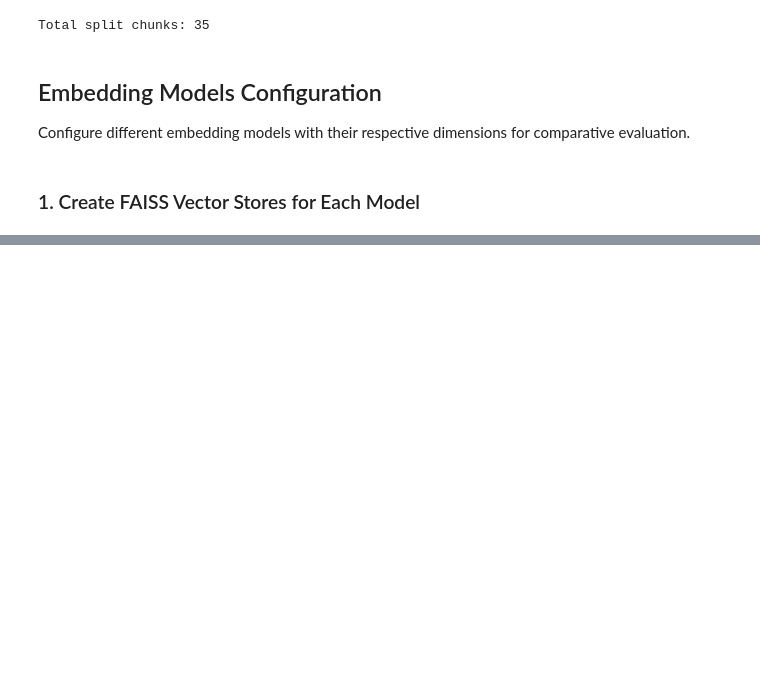
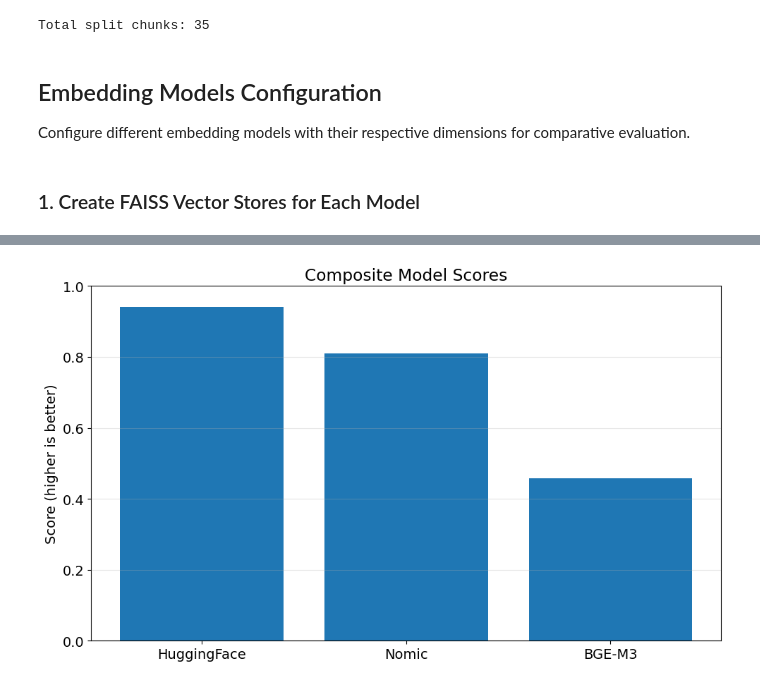
Before and after one commit to Venkata-Thrivedi-WILP/RAG_BOT, a Jupyter notebook: Embedding/EmbdCompare copy.ipynb, the cells around one changed output, grey strips where cells are left out. Cells and saved outputs as stored; diff of their text form; code cells hidden in the pictures; blank space fills up the shorter version.

```diff
--- a/Embedding/EmbdCompare copy.ipynb
+++ b/Embedding/EmbdCompare copy.ipynb
@@ -155,0 +500,69 @@ Creating vector store for Llama 3.2...
+# %%
+def recommend_best_model(embedding_times, query_times, ndcg_scores, dimensions):
+    """Recommend the best model based on combined metrics"""
+    models = list(embedding_times.keys())
+
+    # Normalize metrics (lower is better for times, higher is better for NDCG)
+    max_embed_time = max(embedding_times.values())
+    max_query_time = max([np.mean(query_times[model]) for model in models])
+
+    norm_embed_times = {model: 1 - (embedding_times[model] / max_embed_time) for model in models}
+    norm_query_times = {model: 1 - (np.mean(query_times[model]) / max_query_time) for model in models}
+    norm_ndcg = {model: np.mean(ndcg_scores[model]) for model in models}
+
+    # Calculate composite score (equal weights for simplicity, adjust as needed)
+    weights = {
+        'embedding_time': 0.2,  # Less important for one-time operations
+        'query_time': 0.3,      # Important for user experience
+        'ndcg': 0.5            # Most important for retrieval quality
+    }
+
+    composite_scores = {}
+    for model in models:
+        score = (
+            weights['embedding_time'] * norm_embed_times[model] +
+            weights['query_time'] * norm_query_times[model] +
+            weights['ndcg'] * norm_ndcg[model]
+        )
+        composite_scores[model] = score
+
+    # Find best model
+    best_model = max(composite_scores, key=composite_scores.get)
+
+    # Create recommendation text
+    recommendation = f"""
+    ## Model Recommendation
+
+    Based on the evaluation metrics, the recommended embedding model is **{best_model}**.
+
+    ### Reasoning:
+    - Embedding time: {embedding_times[best_model]:.2f}s ({max(embedding_models.items(), key=lambda x: x[1]['dimensions'])[0]} has {max_embed_time:.2f}s)
+    - Average query time: {np.mean(query_times[best_model]):.4f}s
+    - NDCG score: {np.mean(ndcg_scores[best_model]):.4f}
+    - Dimensions: {embedding_models[best_model]['dimensions']}
+
+    This model provides the best balance between retrieval quality and performance for your API documentation use case.
+    """
+
+    print(recommendation)
+
+    # Plot composite scores
+    plt.figure(figsize=(10, 6))
+    plt.bar(models, [composite_scores[model] for model in models])
+    plt.title('Composite Model Scores')
+    plt.ylabel('Score (higher is better)')
+    plt.ylim(0, 1)
+    plt.grid(axis='y', alpha=0.3)
+    plt.tight_layout()
+    plt.show()
+
+    return best_model, composite_scores
+
+# Generate recommendation
+best_model, scores = recommend_best_model(
+    embedding_times,
+    query_times,
+    ndcg_scores,
+    {model: info["dimensions"] for model, info in embedding_models.items()}
+)
+# %% [output]
@@ -155,0 +580 @@ Creating vector store for Llama 3.2...
+[figure, added]
```
Also changed, not shown: parts of 21 cells of this notebook.
